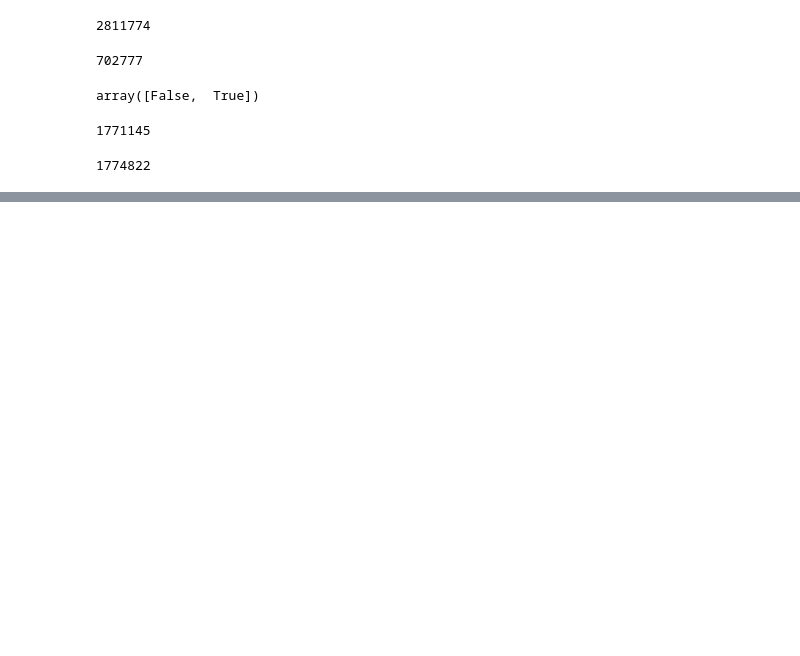
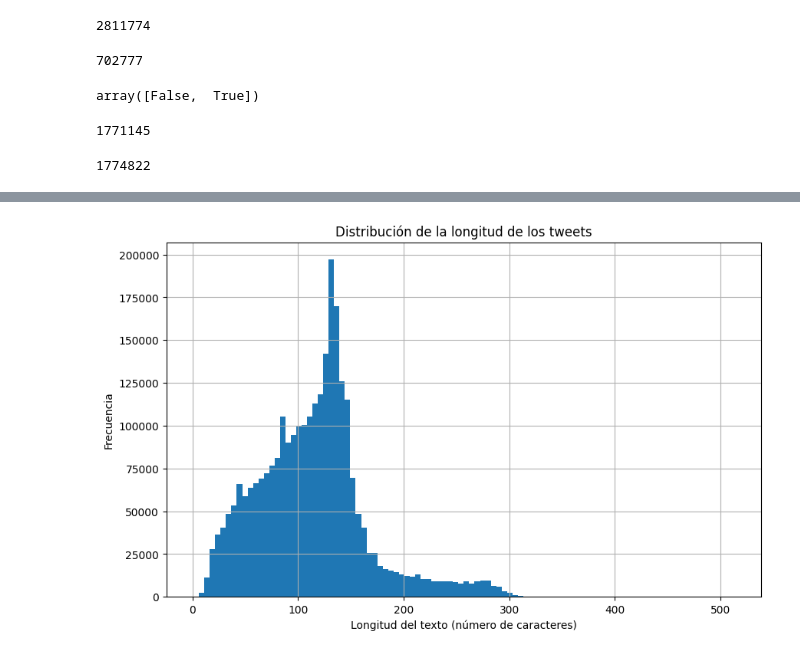
Before and after one commit to alexander-toledo-portfolio/customer-support-analytics, a Jupyter notebook: notebook/01_EDA/EDA.ipynb, the cells around one changed output, grey strips where cells are left out. Cells and saved outputs as stored; diff of their text form; code cells hidden in the pictures; blank space fills up the shorter version.

```diff
--- a/notebook/01_EDA/EDA.ipynb
+++ b/notebook/01_EDA/EDA.ipynb
@@ -148,0 +194,4 @@ np.int64(0)
+# %%
+pd.options.display.float_format = '{:,.2f}'.format
+df['longitud_text'] = df['text'].str.len() # Vemos la longitud de cada tweet
+df['longitud_text'].describe() # Revisamos los resultados
@@ -148,0 +208,13 @@ np.int64(0)
+# %%
+fig, ax = plt.subplots(figsize=(10, 6))
+
+text_hist = ax.hist(df['longitud_text'], bins=100)
+
+ax.set_xlabel('Longitud del texto (número de caracteres)')
+ax.set_ylabel('Frecuencia')
+ax.set_title('Distribución de la longitud de los tweets')
+ax.grid(True)
+
+plt.show()
+# %% [output]
+[figure, added]
```
Also changed, not shown: parts of 28 cells of this notebook.
